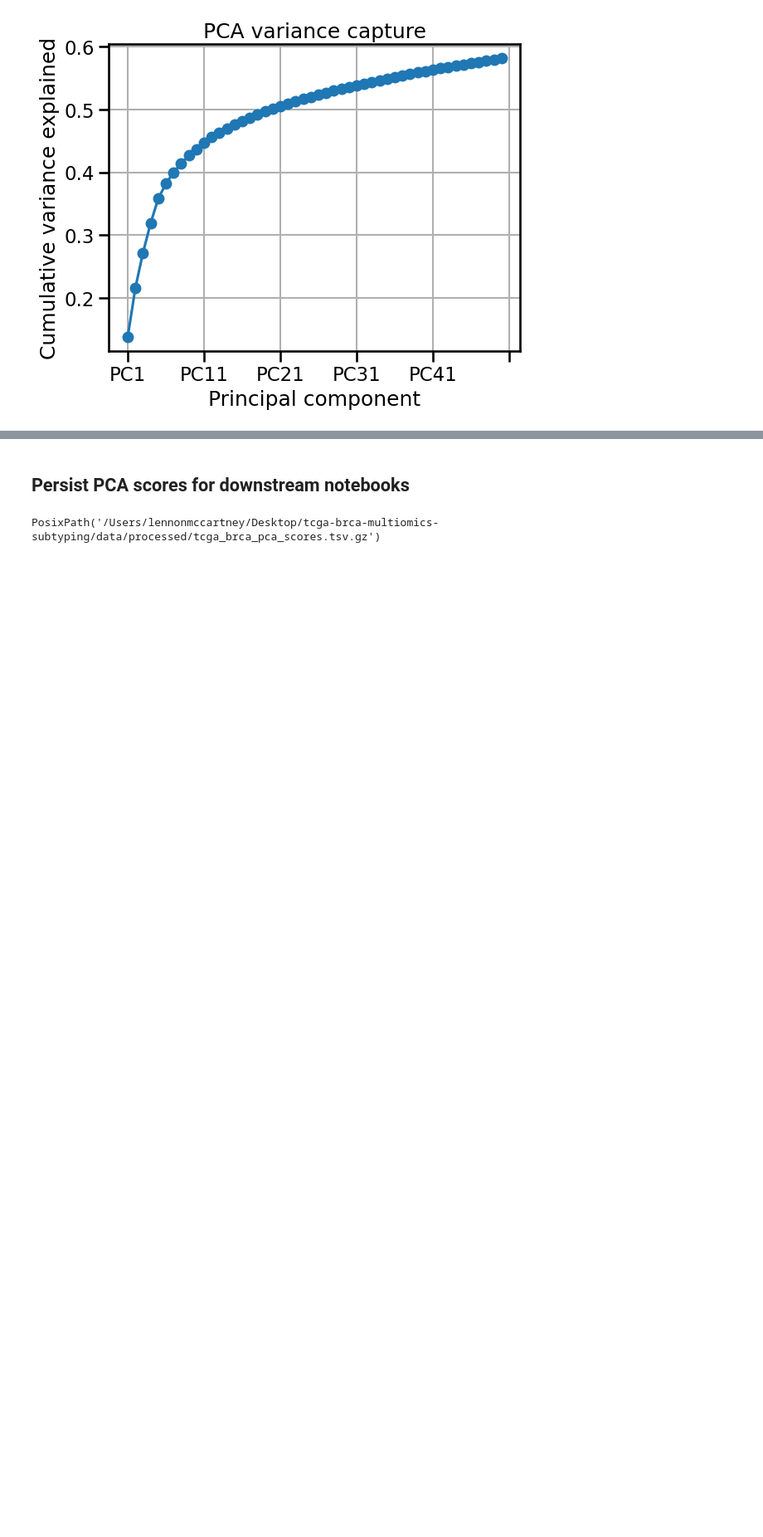
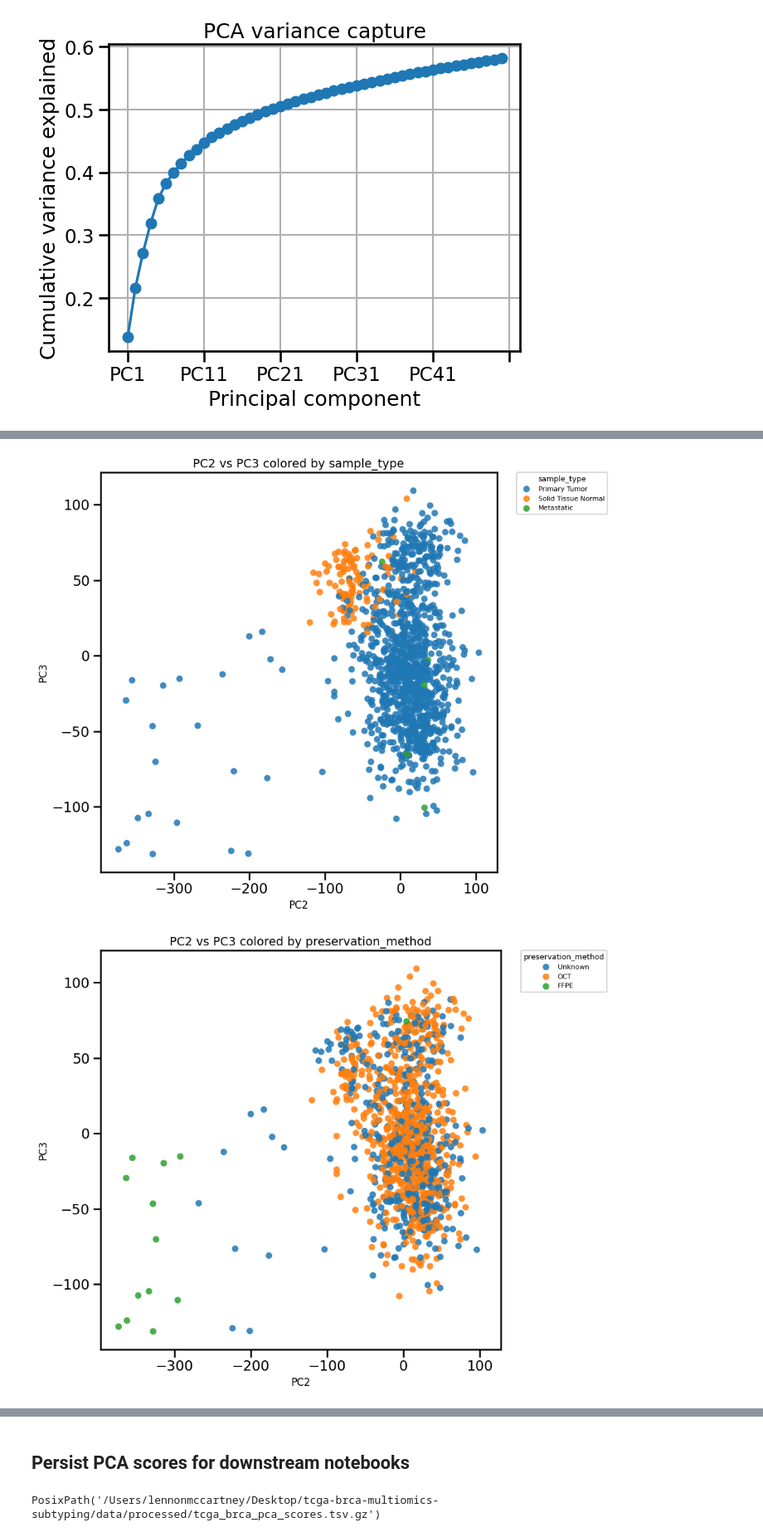
Before and after one commit to sarthak-arora1997/tcga-brca-multiomics-subtyping, a Jupyter notebook: notebooks/02_expression_qc_and_pca.ipynb, the cells around one changed output, grey strips where cells are left out. Shown at 83% size. Drawn from its saved outputs; the diff is of its cells as text; code cells hidden in the pictures; blank space fills up the shorter version.

```diff
--- a/notebooks/02_expression_qc_and_pca.ipynb
+++ b/notebooks/02_expression_qc_and_pca.ipynb
@@ -154,0 +203,7 @@ Text(0, 0.5, 'PC4')
+# %%
+plot_pca_categorical(pca_with_biospecimen,x='PC2',y='PC3', hue_col="sample_type")
+plot_pca_categorical(pca_with_biospecimen,x='PC2',y='PC3', hue_col="preservation_method")
+plot_pca_categorical(pca_with_biospecimen,x='PC2',y='PC3', hue_col="tumor_descriptor")
+# %% [output]
+[figure, added]
+[figure, added]
```
Also changed, not shown: parts of 17 cells of this notebook, 2 other files.
